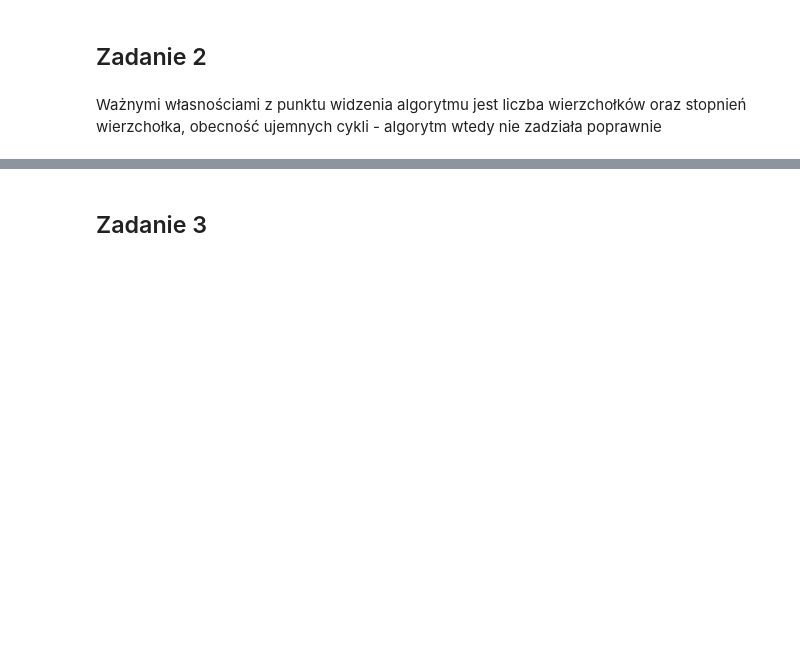
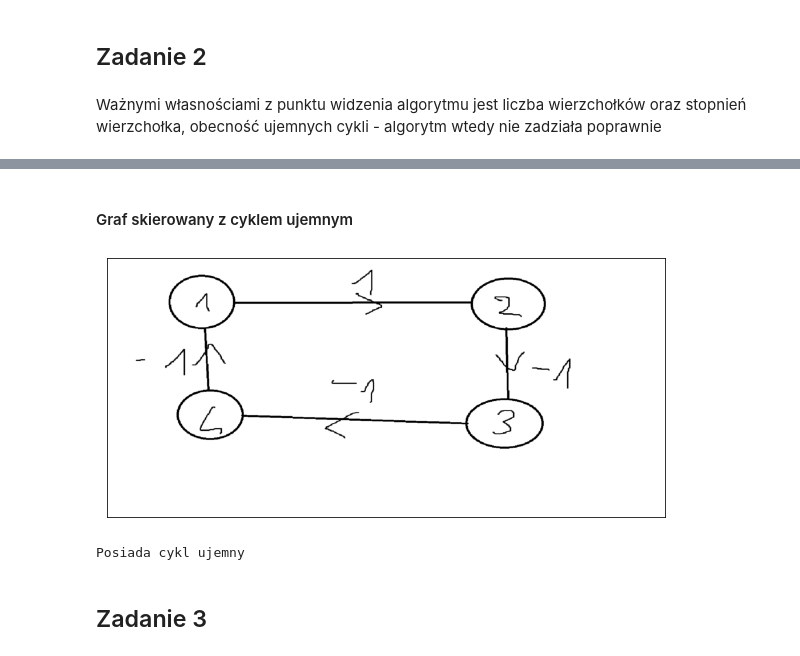
Before and after one commit to patryklyczko/BO, a Jupyter notebook: Lab4.ipynb, the cells around one changed output, grey strips where cells are left out. Saved outputs shown, nothing was run; the diff lists cells and outputs as text; code cells hidden in the pictures; blank space fills up the shorter version.

```diff
--- a/Lab4.ipynb
+++ b/Lab4.ipynb
@@ -209,3 +287,36 @@ for i in range(3,5):
+# %% [markdown]
+#### Graf skierowany z cyklem ujemnym
+# %%
+G = {1: [2],
+    2: [3],
+    3: [4],
+    4: [1]}
+
+weight = np.array([[0, 1, INF, INF],
+                    [INF,0,-1,INF],
+                    [INF,INF,0,-1],
+                    [-1,INF,INF,0]])
+
+I = cv2.imread("graf_neg_cycle.png")
+plt.figure(figsize=(10,10))
+plt.imshow(I)
+plt.xticks([])
+plt.yticks([])
+plt.show()
+
+for i in range(2):
+    to_unpack = Johnsona(G, weight)
+    if to_unpack == []:
+        print("Posiada cykl ujemny")
+        break
+    to_unpack = Johnsona(G, weight)[i]
+    val, road = to_unpack
+    print("{} : \n".format(i + 1))
+    print(val)
+    vis_graph(road)
+# %% [output]
+[figure, added]
+Posiada cykl ujemny
 # %% [markdown]
 ## Zadanie 3
 # %% [markdown]
```
Also changed, not shown: parts of 9 cells of this notebook, 3 other files.
